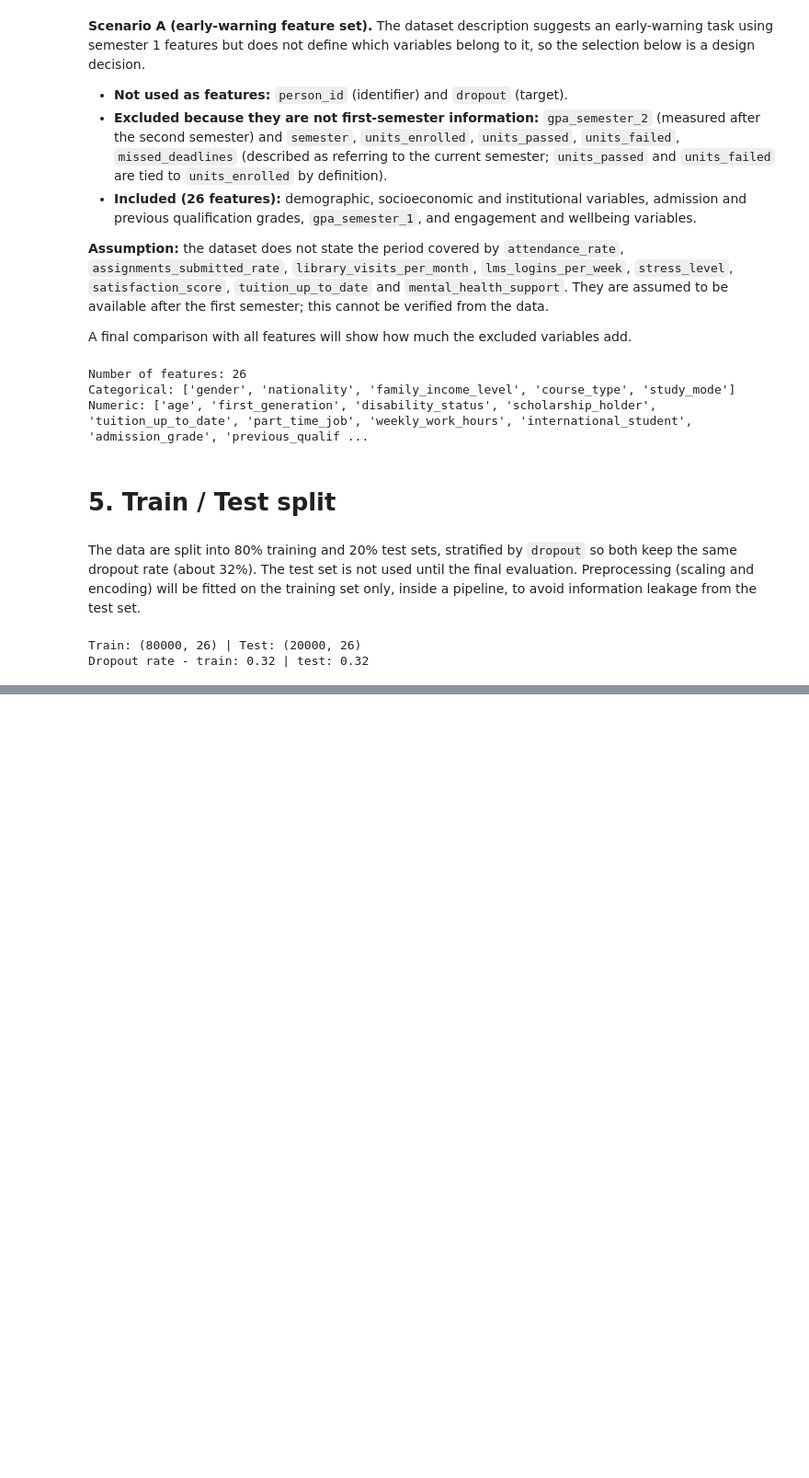
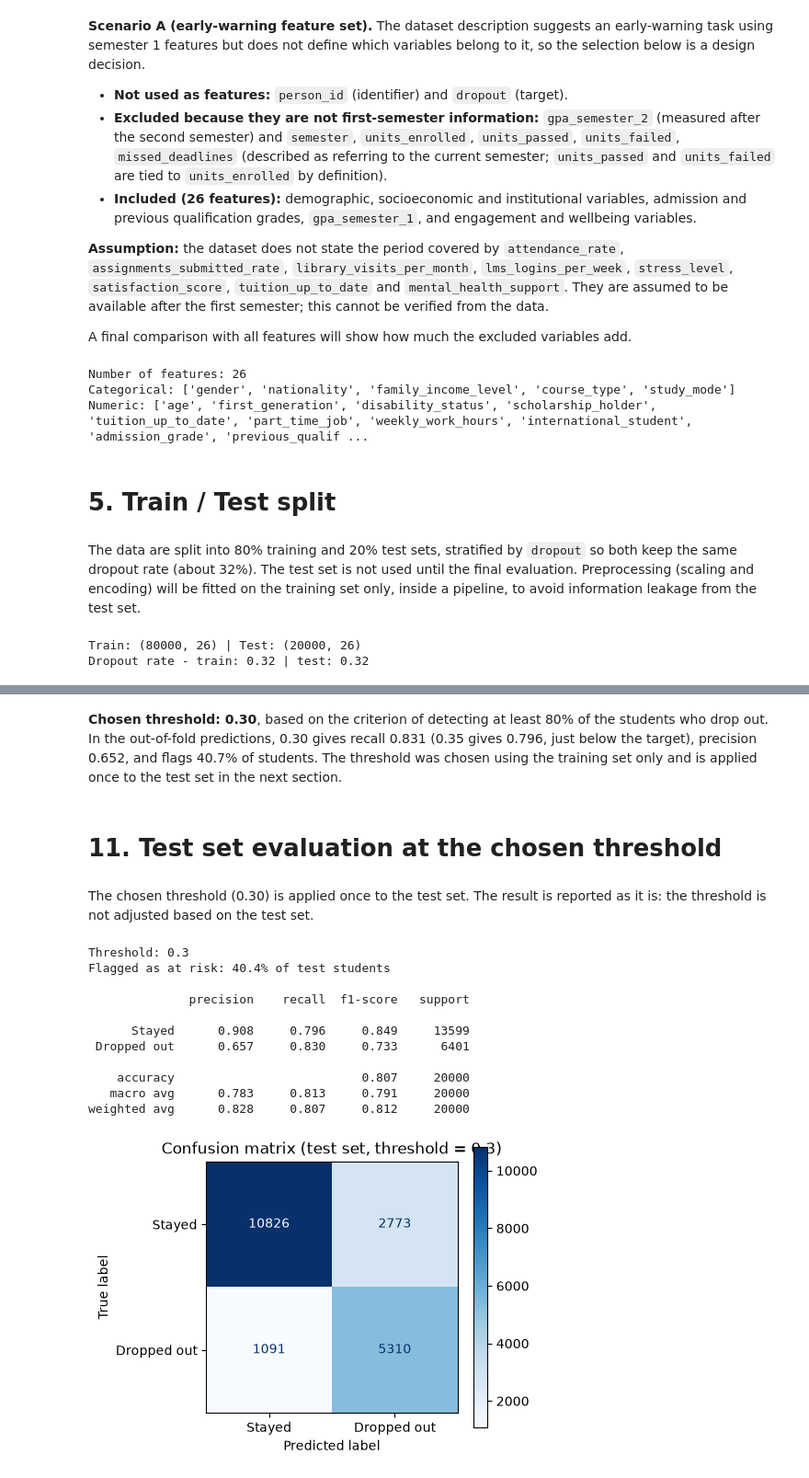
Before and after one commit to gnx-devx/academic-dropout-risk-analysis, a Jupyter notebook: notebooks/02_modeling.ipynb, the cells around one changed output, grey strips where cells are left out. Shown at 92% size. Cells and saved outputs as stored; diff of their text form; code cells hidden in the pictures; blank space fills up the shorter version.

```diff
--- a/notebooks/02_modeling.ipynb
+++ b/notebooks/02_modeling.ipynb
@@ -71,0 +252,35 @@ Dropout rate - train: 0.32 | test: 0.32
+# %% [markdown]
+**Chosen threshold: 0.30**, based on the criterion of detecting at least 80% of the students who drop out. In the out-of-fold predictions, 0.30 gives recall 0.831 (0.35 gives 0.796, just below the target), precision 0.652, and flags 40.7% of students. The threshold was chosen using the training set only and is applied once to the test set in the next section.
+# %% [markdown]
+# 11. Test set evaluation at the chosen threshold
+# %% [markdown]
+The chosen threshold (0.30) is applied once to the test set. The result is reported as it is: the threshold is not adjusted based on the test set.
+# %%
+threshold = 0.30
+pred_test = (proba >= threshold).astype(int)
+
+print(f"Threshold: {threshold}")
+print(f"Flagged as at risk: {pred_test.mean() * 100:.1f}% of test students")
+print()
+print(classification_report(y_test, pred_test, target_names=["Stayed", "Dropped out"], digits=3))
+
+fig, ax = plt.subplots(figsize=(5, 4))
+ConfusionMatrixDisplay.from_predictions(y_test, pred_test, display_labels=["Stayed", "Dropped out"],
+                                        cmap="Blues", ax=ax)
+ax.set_title(f"Confusion matrix (test set, threshold = {threshold})")
+plt.tight_layout()
+plt.savefig("../reports/figures/confusion_matrix_threshold_030.png", dpi=150)
+plt.show()
+# %% [output]
+Threshold: 0.3
+Flagged as at risk: 40.4% of test students
+
+              precision    recall  f1-score   support
+
+      Stayed      0.908     0.796     0.849     13599
+ Dropped out      0.657     0.830     0.733      6401
+
+    accuracy                          0.807     20000
+   macro avg      0.783     0.813     0.791     20000
+weighted avg      0.828     0.807     0.812     20000
+[figure, added]
```
Also changed, not shown: parts of 26 cells of this notebook, 3 other files.
